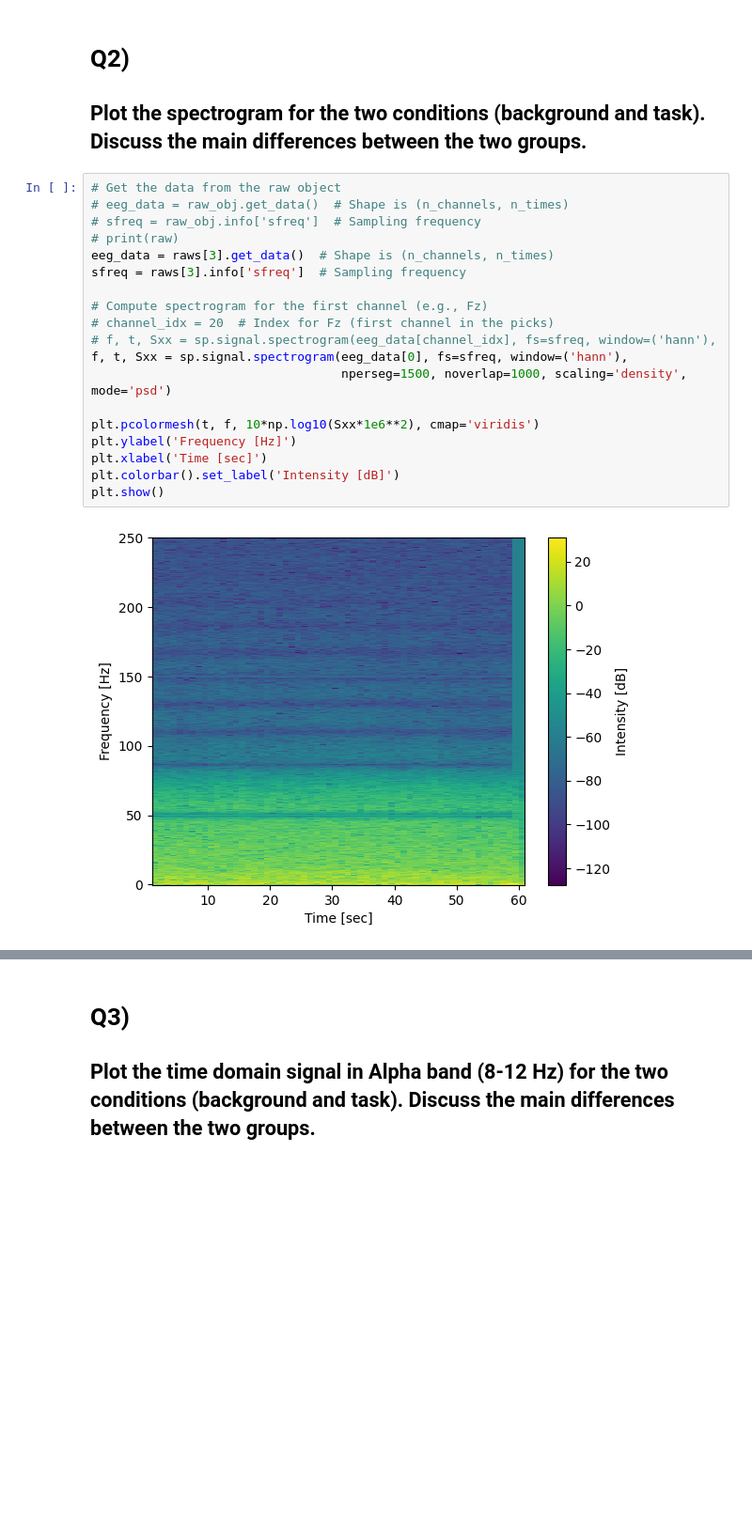
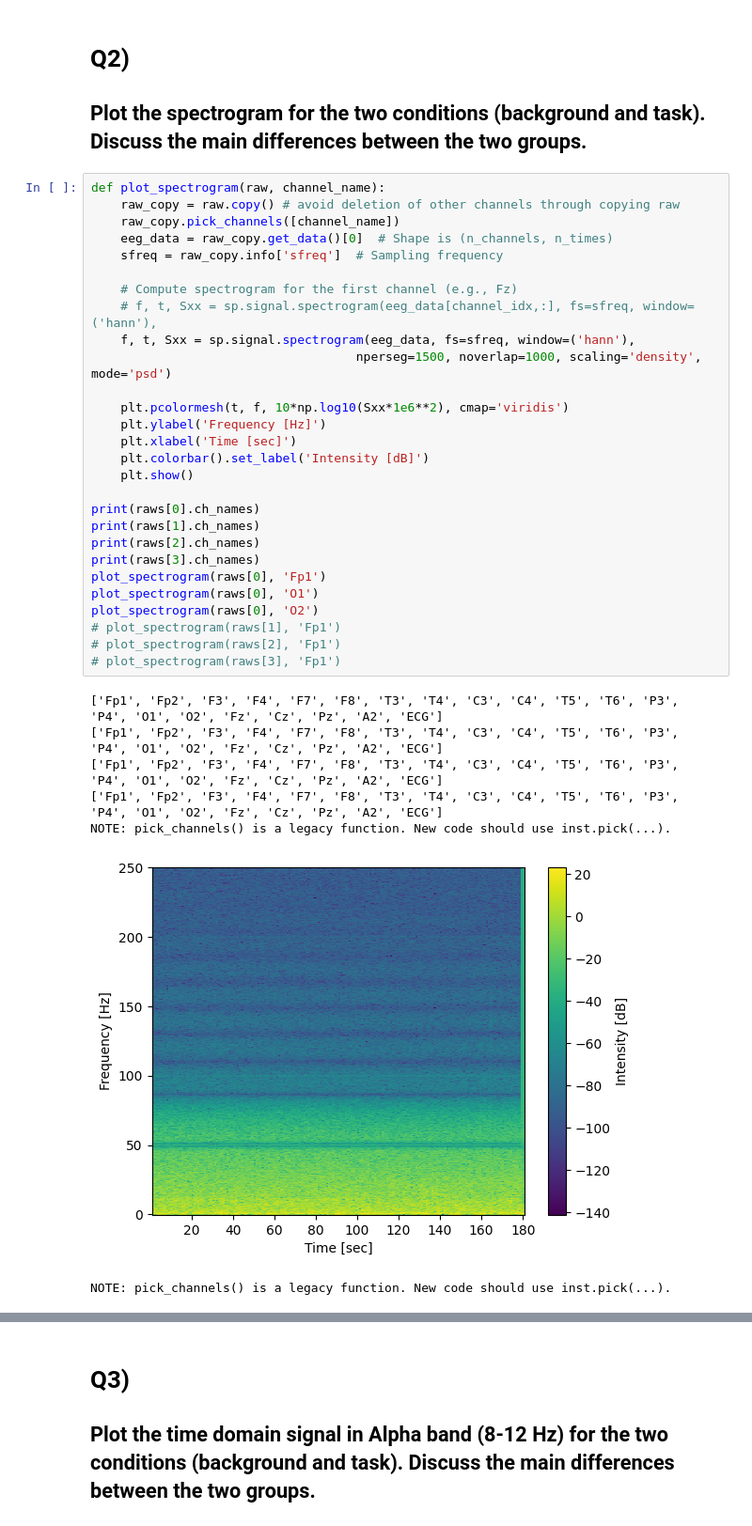
Before and after one commit to XixWISExiX/Neural-Data-Science, a Jupyter notebook: HW2/NeuralDataScienceHW2.ipynb, the cells around one changed output, grey strips where cells are left out. Shown at 94% size. Drawn from its saved outputs; the diff is of its cells as text; blank space fills up the shorter version.

```diff
--- a/HW2/NeuralDataScienceHW2.ipynb
+++ b/HW2/NeuralDataScienceHW2.ipynb
@@ -104,23 +145,38 @@ Plotting power spectral density (dB=True).
 # Q2)
 ## Plot the spectrogram for the two conditions (background and task). Discuss the main differences between the two groups.
 # %%
-# Get the data from the raw object
-# eeg_data = raw_obj.get_data()  # Shape is (n_channels, n_times)
-# sfreq = raw_obj.info['sfreq']  # Sampling frequency
-# print(raw)
-eeg_data = raws[3].get_data()  # Shape is (n_channels, n_times)
-sfreq = raws[3].info['sfreq']  # Sampling frequency
+def plot_spectrogram(raw, channel_name):
+    raw_copy = raw.copy() # avoid deletion of other channels through copying raw
+    raw_copy.pick_channels([channel_name])
+    eeg_data = raw_copy.get_data()[0]  # Shape is (n_channels, n_times)
+    sfreq = raw_copy.info['sfreq']  # Sampling frequency
 
-# Compute spectrogram for the first channel (e.g., Fz)
-# channel_idx = 20  # Index for Fz (first channel in the picks)
-# f, t, Sxx = sp.signal.spectrogram(eeg_data[channel_idx], fs=sfreq, window=('hann'),
-f, t, Sxx = sp.signal.spectrogram(eeg_data[0], fs=sfreq, window=('hann'),
-                                  nperseg=1500, noverlap=1000, scaling='density', mode='psd')
+    # Compute spectrogram for the first channel (e.g., Fz)
+    # f, t, Sxx = sp.signal.spectrogram(eeg_data[channel_idx,:], fs=sfreq, window=('hann'),
+    f, t, Sxx = sp.signal.spectrogram(eeg_data, fs=sfreq, window=('hann'),
+                                    nperseg=1500, noverlap=1000, scaling='density', mode='psd')
 
-plt.pcolormesh(t, f, 10*np.log10(Sxx*1e6**2), cmap='viridis')
-plt.ylabel('Frequency [Hz]')
-plt.xlabel('Time [sec]')
-plt.colorbar().set_label('Intensity [dB]')
-plt.show()
+    plt.pcolormesh(t, f, 10*np.log10(Sxx*1e6**2), cmap='viridis')
+    plt.ylabel('Frequency [Hz]')
+    plt.xlabel('Time [sec]')
+    plt.colorbar().set_label('Intensity [dB]')
+    plt.show()
+
+print(raws[0].ch_names)
+print(raws[1].ch_names)
+print(raws[2].ch_names)
+print(raws[3].ch_names)
+plot_spectrogram(raws[0], 'Fp1')
+plot_spectrogram(raws[0], 'O1')
+plot_spectrogram(raws[0], 'O2')
+# plot_spectrogram(raws[1], 'Fp1')
+# plot_spectrogram(raws[2], 'Fp1')
+# plot_spectrogram(raws[3], 'Fp1')
 # %% [output]
+['Fp1', 'Fp2', 'F3', 'F4', 'F7', 'F8', 'T3', 'T4', 'C3', 'C4', 'T5', 'T6', 'P3', 'P4', 'O1', 'O2', 'Fz', 'Cz', 'Pz', 'A2', 'ECG']
+['Fp1', 'Fp2', 'F3', 'F4', 'F7', 'F8', 'T3', 'T4', 'C3', 'C4', 'T5', 'T6', 'P3', 'P4', 'O1', 'O2', 'Fz', 'Cz', 'Pz', 'A2', 'ECG']
+['Fp1', 'Fp2', 'F3', 'F4', 'F7', 'F8', 'T3', 'T4', 'C3', 'C4', 'T5', 'T6', 'P3', 'P4', 'O1', 'O2', 'Fz', 'Cz', 'Pz', 'A2', 'ECG']
+['Fp1', 'Fp2', 'F3', 'F4', 'F7', 'F8', 'T3', 'T4', 'C3', 'C4', 'T5', 'T6', 'P3', 'P4', 'O1', 'O2', 'Fz', 'Cz', 'Pz', 'A2', 'ECG']
+NOTE: pick_channels() is a legacy function. New code should use inst.pick(...).
-[figure, old version]
+[figure, new version]
+NOTE: pick_channels() is a legacy function. New code should use inst.pick(...).
```
Also changed, not shown: parts of 13 cells of this notebook, 2 other files.
